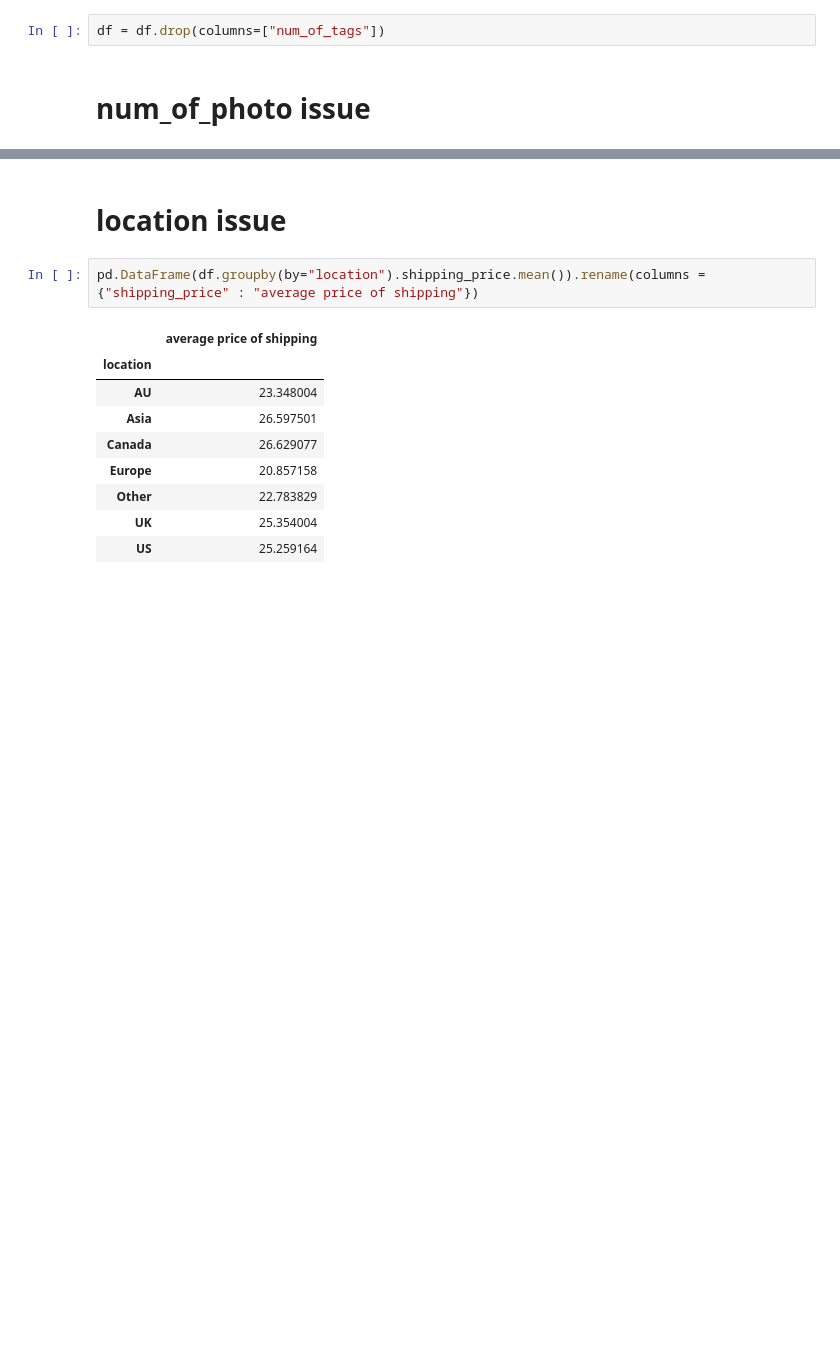
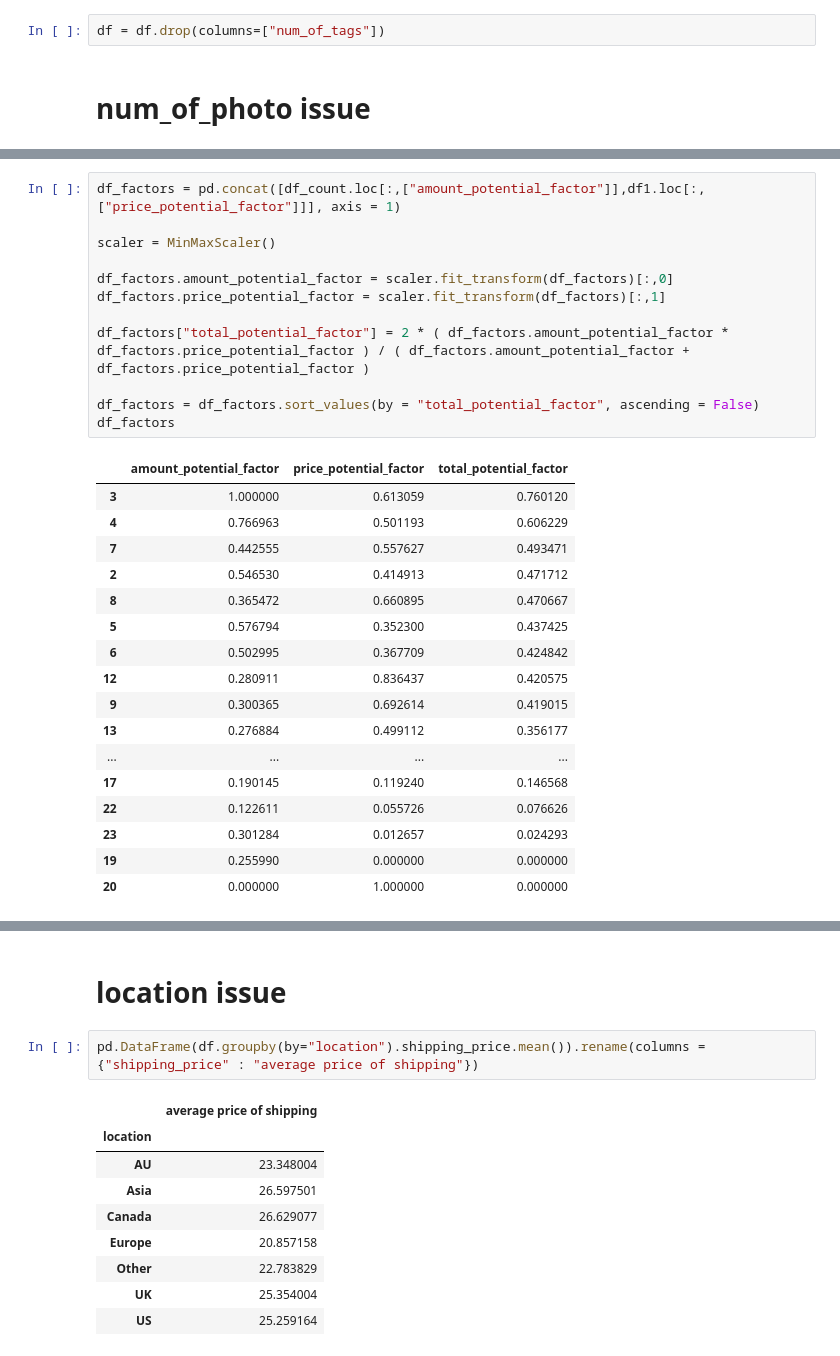
Before and after one commit to kgudalewski/grailed_sales_analysis, a Jupyter notebook: Grailed_data_initial_analysis.ipynb, the cells around one changed output, grey strips where cells are left out. Saved outputs shown, nothing was run; the diff lists cells and outputs as text; blank space fills up the shorter version.

```diff
--- a/Grailed_data_initial_analysis.ipynb
+++ b/Grailed_data_initial_analysis.ipynb
@@ -1042,0 +1068,30 @@ Number of photos has matter, there's a strong correlation between number of phot
+# %%
+df_factors = pd.concat([df_count.loc[:,["amount_potential_factor"]],df1.loc[:,["price_potential_factor"]]], axis = 1)
+
+scaler = MinMaxScaler()
+
+df_factors.amount_potential_factor = scaler.fit_transform(df_factors)[:,0]
+df_factors.price_potential_factor = scaler.fit_transform(df_factors)[:,1]
+
+df_factors["total_potential_factor"] = 2 * ( df_factors.amount_potential_factor * df_factors.price_potential_factor ) / ( df_factors.amount_potential_factor + df_factors.price_potential_factor )
+
+df_factors = df_factors.sort_values(by = "total_potential_factor", ascending = False)
+df_factors
+# %% [output]
+|  | amount_potential_factor | price_potential_factor | total_potential_factor |
+| 3 | 1.000000 | 0.613059 | 0.760120 |
+| 4 | 0.766963 | 0.501193 | 0.606229 |
+| 7 | 0.442555 | 0.557627 | 0.493471 |
+| 2 | 0.546530 | 0.414913 | 0.471712 |
+| 8 | 0.365472 | 0.660895 | 0.470667 |
+| 5 | 0.576794 | 0.352300 | 0.437425 |
+| 6 | 0.502995 | 0.367709 | 0.424842 |
+| 12 | 0.280911 | 0.836437 | 0.420575 |
+| 9 | 0.300365 | 0.692614 | 0.419015 |
+| 13 | 0.276884 | 0.499112 | 0.356177 |
+| ... | ... | ... | ... |
+| 17 | 0.190145 | 0.119240 | 0.146568 |
+| 22 | 0.122611 | 0.055726 | 0.076626 |
+| 23 | 0.301284 | 0.012657 | 0.024293 |
+| 19 | 0.255990 | 0.000000 | 0.000000 |
+| 20 | 0.000000 | 1.000000 | 0.000000 |
```
Also changed, not shown: parts of 13 cells of this notebook.
